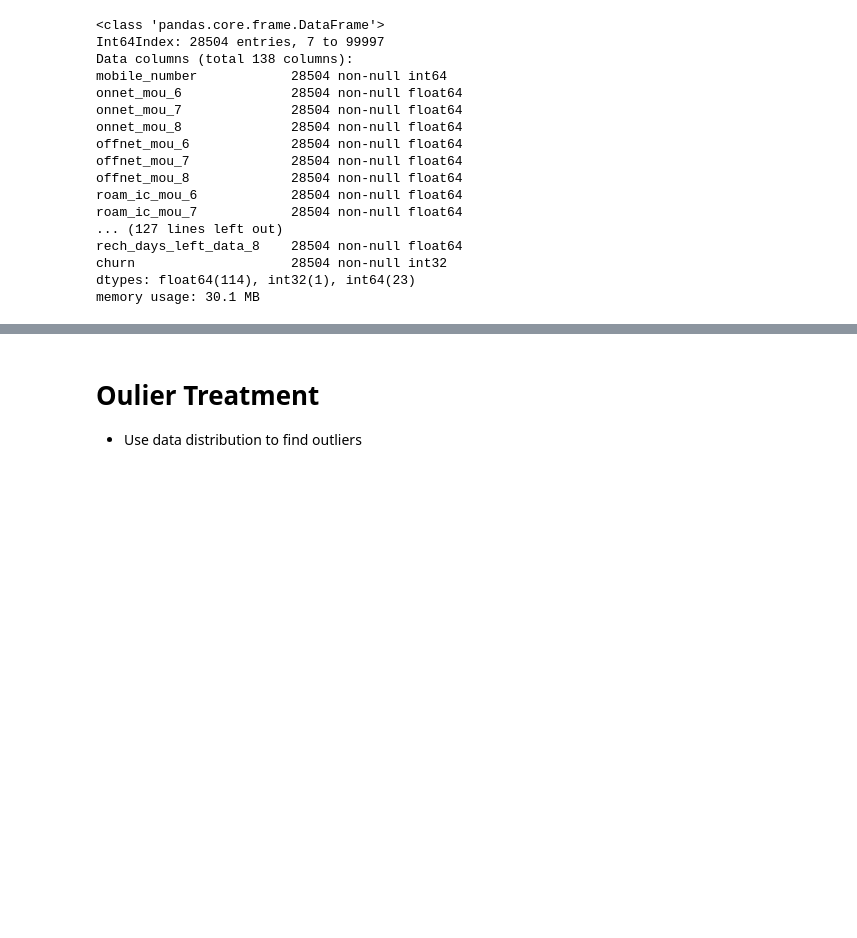
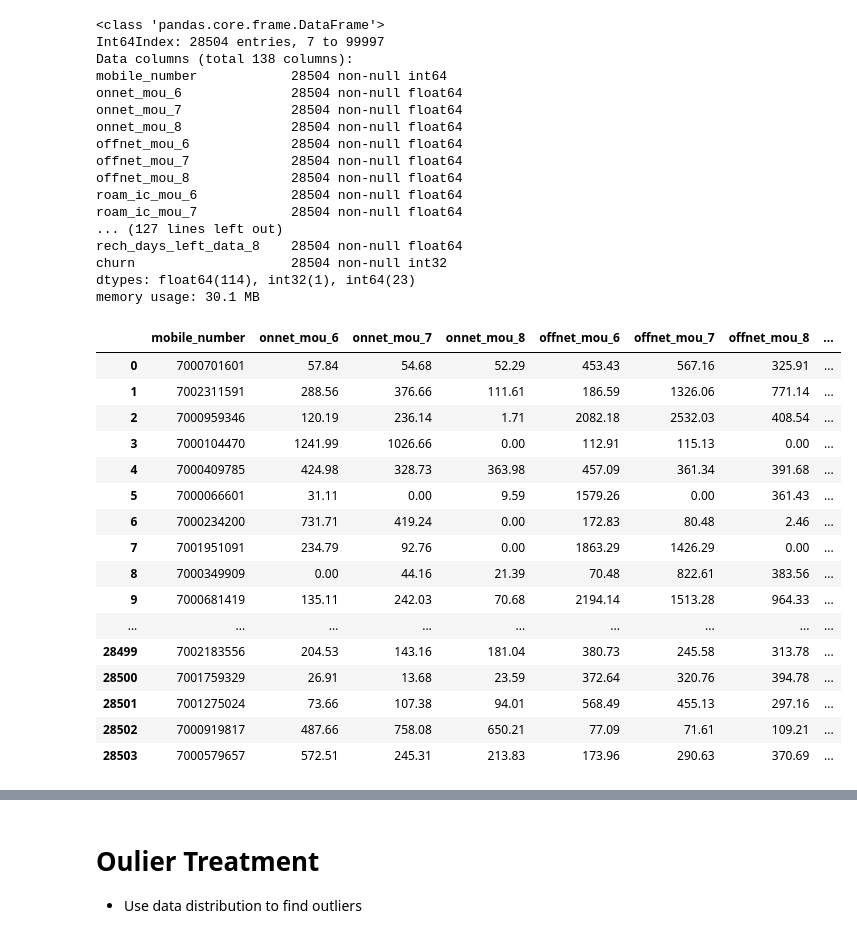
Before and after one commit to iici-psiddineni/ML_Telecom_Churn, a Jupyter notebook: 1_TCCS_DataCleaning_AKNR_New.ipynb, the cells around one changed output, grey strips where cells are left out. Saved outputs shown, nothing was run; the diff lists cells and outputs as text; code cells hidden in the pictures; blank space fills up the shorter version.

Commit message:
Churn calculation added

```diff
--- a/1_TCCS_DataCleaning_AKNR_New.ipynb
+++ b/1_TCCS_DataCleaning_AKNR_New.ipynb
@@ -437,0 +436,88 @@ memory usage: 30.1 MB
+# %%
+x1 = telecom2.groupby(["night_pck_user_6", "churn"])['churn'].count().rename("count")
+y1 = x1 / x1.groupby(level=0).sum()
+y1 = y1.reset_index()
+y1.rename(columns={'count':'night_pck_churn_6'}, inplace=True)
+
+telecom2 = telecom2.reset_index(drop=True)
+y1 = y1.reset_index(drop=True)
+
+telecom3 = telecom2.merge(y1,on=['night_pck_user_6','churn'],how='outer',suffixes=['_a','_b'])
+
+
+x2 = telecom3.groupby(["night_pck_user_7", "churn"])['churn'].count().rename("count")
+y2 = x2 / x2.groupby(level=0).sum()
+y2 = y2.reset_index()
+y2.rename(columns={'count':'night_pck_churn_7'}, inplace=True)
+
+telecom3 = telecom3.reset_index(drop=True)
+y2 = y2.reset_index(drop=True)
+
+telecom3 = telecom3.merge(y2,on=['night_pck_user_7','churn'],how='outer')
+
+
+x3 = telecom3.groupby(["night_pck_user_8", "churn"])['churn'].count().rename("count")
+y3 = x3 / x3.groupby(level=0).sum()
+y3 = y3.reset_index()
+y3.rename(columns={'count':'night_pck_churn_8'}, inplace=True)
+
+
+telecom3 = telecom3.reset_index(drop=True)
+y2 = y2.reset_index(drop=True)
+
+telecom3 = telecom3.merge(y3,on=['night_pck_user_8','churn'],how='outer')
+
+
+
+x4 = telecom3.groupby(["fb_user_6", "churn"])['churn'].count().rename("count")
+y4 = x4 / x4.groupby(level=0).sum()
+y4 = y4.reset_index()
+y4.rename(columns={'count':'fb_churn_6'}, inplace=True)
+
+
+telecom3 = telecom3.reset_index(drop=True)
+y4 = y4.reset_index(drop=True)
+
+telecom3 = telecom3.merge(y4,on=['fb_user_6','churn'],how='outer')
+
+
+x5 = telecom3.groupby(["fb_user_7", "churn"])['churn'].count().rename("count")
+y5 = x5 / x5.groupby(level=0).sum()
+y5 = y5.reset_index()
+y5.rename(columns={'count':'fb_churn_7'}, inplace=True)
+
+telecom3 = telecom3.reset_index(drop=True)
+y5 = y5.reset_index(drop=True)
+
+
+telecom3 = telecom3.merge(y5,on=['fb_user_7','churn'],how='outer')
+
+x6 = telecom3.groupby(["fb_user_8", "churn"])['churn'].count().rename("count")
+y6 = x6 / x6.groupby(level=0).sum()
+y6 = y6.reset_index()
+y6.rename(columns={'count':'fb_churn_8'}, inplace=True)
+
+telecom3 = telecom3.reset_index(drop=True)
+y6 = y6.reset_index(drop=True)
+
+telecom3 = telecom3.merge(y6,on=['fb_user_8','churn'],how='outer')
+
+telecom3
+# %% [output]
+|  | mobile_number | onnet_mou_6 | onnet_mou_7 | onnet_mou_8 | offnet_mou_6 | offnet_mou_7 | offnet_mou_8 | ... |
+| 0 | 7000701601 | 57.84 | 54.68 | 52.29 | 453.43 | 567.16 | 325.91 | ... |
+| 1 | 7002311591 | 288.56 | 376.66 | 111.61 | 186.59 | 1326.06 | 771.14 | ... |
+| 2 | 7000959346 | 120.19 | 236.14 | 1.71 | 2082.18 | 2532.03 | 408.54 | ... |
+| 3 | 7000104470 | 1241.99 | 1026.66 | 0.00 | 112.91 | 115.13 | 0.00 | ... |
+| 4 | 7000409785 | 424.98 | 328.73 | 363.98 | 457.09 | 361.34 | 391.68 | ... |
+| 5 | 7000066601 | 31.11 | 0.00 | 9.59 | 1579.26 | 0.00 | 361.43 | ... |
+| 6 | 7000234200 | 731.71 | 419.24 | 0.00 | 172.83 | 80.48 | 2.46 | ... |
+| 7 | 7001951091 | 234.79 | 92.76 | 0.00 | 1863.29 | 1426.29 | 0.00 | ... |
+| 8 | 7000349909 | 0.00 | 44.16 | 21.39 | 70.48 | 822.61 | 383.56 | ... |
+| 9 | 7000681419 | 135.11 | 242.03 | 70.68 | 2194.14 | 1513.28 | 964.33 | ... |
+| ... | ... | ... | ... | ... | ... | ... | ... | ... |
+| 28499 | 7002183556 | 204.53 | 143.16 | 181.04 | 380.73 | 245.58 | 313.78 | ... |
+| 28500 | 7001759329 | 26.91 | 13.68 | 23.59 | 372.64 | 320.76 | 394.78 | ... |
+| 28501 | 7001275024 | 73.66 | 107.38 | 94.01 | 568.49 | 455.13 | 297.16 | ... |
+| 28502 | 7000919817 | 487.66 | 758.08 | 650.21 | 77.09 | 71.61 | 109.21 | ... |
+| 28503 | 7000579657 | 572.51 | 245.31 | 213.83 | 173.96 | 290.63 | 370.69 | ... |
```
Also changed, not shown: parts of 3 cells of this notebook.
